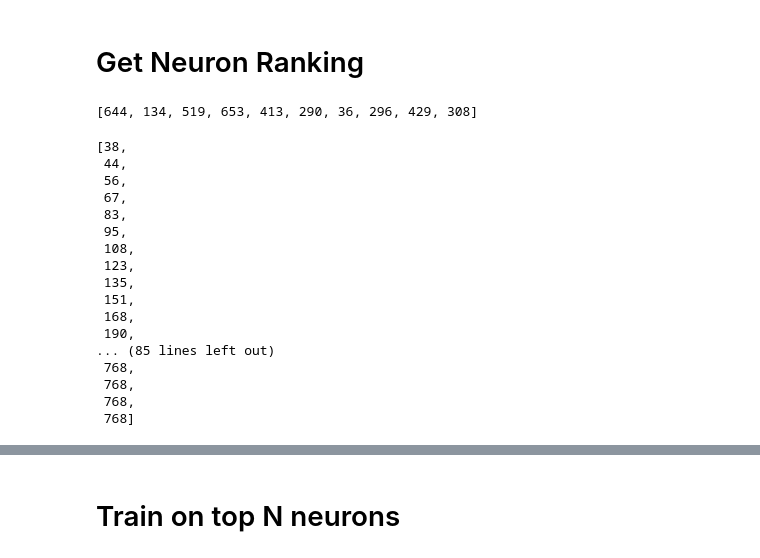
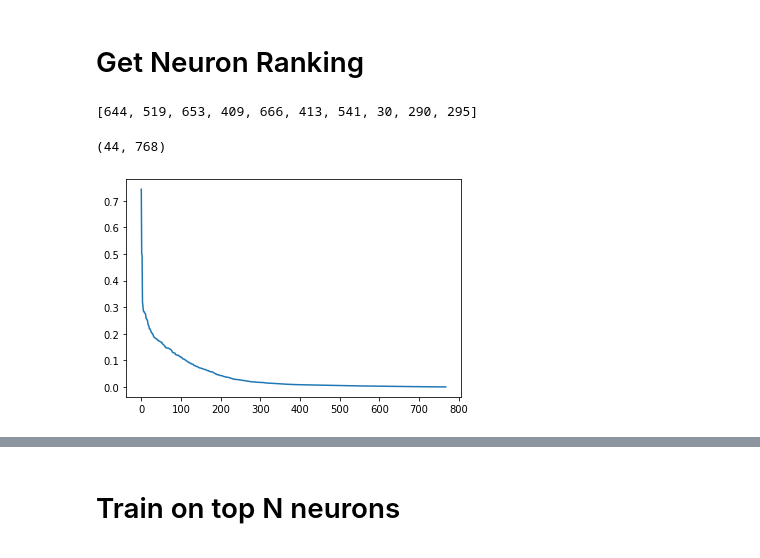
Before and after one commit to alephpi/student, a Jupyter notebook: final_assignment/End to End Example.ipynb, the cells around one changed output, grey strips where cells are left out. Drawn from its saved outputs; the diff is of its cells as text; code cells hidden in the pictures.

```diff
--- a/final_assignment/End to End Example.ipynb
+++ b/final_assignment/End to End Example.ipynb
@@ -173,7 +173,7 @@ X_train.shape[0]/X_test.shape[0]
 # %%
 import neurox.interpretation.linear_probe as linear_probe
 # %%
-probe = linear_probe.train_logistic_regression_probe(X_train, y_train, lambda_l1=0.001, lambda_l2=0.001, num_epochs=20, batch_size=64)
+probe = linear_probe.train_logistic_regression_probe(X_train, y_train, lambda_l1=0.001, lambda_l2=0.001, num_epochs=10, batch_size=128)
 # %% [output]
 Training classification probe
 Creating model...
@@ -222,24 +220,11 @@ ordering, cutoffs = linear_probe.get_neuron_ordering(probe, label2idx)
 # %%
 ordering[:10]
 # %% [output]
-[644, 134, 519, 653, 413, 290, 36, 296, 429, 308]
+[644, 519, 653, 409, 666, 413, 541, 30, 290, 295]
-# %%
-cutoffs
-# %% [output]
-[38,
- 44,
- 56,
- 67,
- 83,
- 95,
- 108,
- 123,
- 135,
- 151,
- 168,
- 190,
-... (85 lines left out)
- 768,
- 768,
- 768,
- 768]
+# %%
+weights = list(probe.parameters())[0].data.cpu()
+weights = np.abs(weights.numpy())
+# %%
+weights.shape
+# %% [output]
+(44, 768)
@@ -245,0 +233,6 @@ cutoffs
+# %%
+# plot weights distribution of NN
+plt.plot(np.sort(weights[label2idx['NN']])[::-1])
+plt.savefig('weights distribution of label NN')
+# %% [output]
+[figure, added]
```
Also changed, not shown: parts of 29 cells of this notebook, 1 other file.
